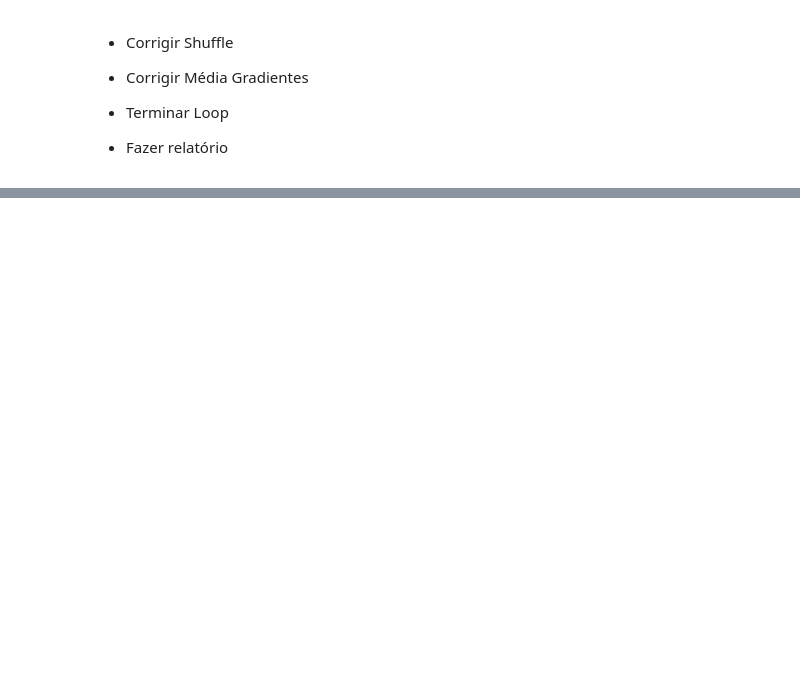
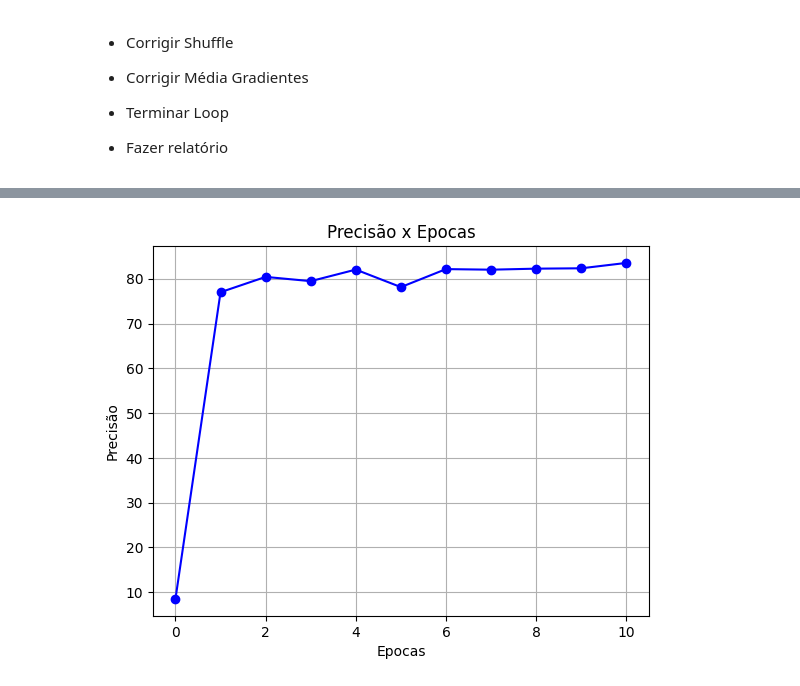
Before and after one commit to andrecostamarques/mlp-scratch, a Jupyter notebook: mlp_numpy (1).ipynb, the cells around one changed output, grey strips where cells are left out. Drawn from its saved outputs; the diff is of its cells as text; code cells hidden in the pictures; blank space fills up the shorter version.

```diff
--- a/mlp_numpy (1).ipynb
+++ b/mlp_numpy (1).ipynb
@@ -319,17 +303,0 @@ print(cost)
-# %%
-# BACKWARDS PROPAGATION
-learning_rate = 0.01
-
-delta_o = camada3_valor - cost_std
-
-camada2_pesos = camada2_pesos - learning_rate * np.outer(delta_o, camada2_valor) #pq q qnd coloca a derivada vai mto mto mto demorado?
-
-delta_h = np.dot(camada2_pesos.T, delta_o) * (camada2_valor * (1 - camada2_valor))
-camada1_pesos = camada1_pesos - learning_rate * np.outer(delta_h, camada1_valor.T)  #estudar melhor esse código
-camada2_bias = camada2_bias - learning_rate * delta_h
-
-camada2_valor = sigmoid(np.dot(camada1_pesos, camada1_valor) + camada2_bias)
-camada3_valor = sigmoid(np.dot(camada2_pesos, camada2_valor))
-
-cost= np.sum(np.power((camada3_valor - cost_std),2))
-print(cost)
@@ -424,0 +397,18 @@ print(cost)
+# %%
+indices = list(range(len(lista_precisao)))
+
+# Criando o gráfico
+plt.plot(indices, lista_precisao, marker='o', linestyle='-', color='b')
+
+# Adicionando título e rótulos
+plt.title('Precisão x Epocas')
+plt.xlabel('Epocas')
+plt.ylabel('Precisão')
+
+# Mostrando a grade
+plt.grid()
+
+# Exibindo o gráfico
+plt.show()
+# %% [output]
+[figure, added]
```
Also changed, not shown: parts of 14 cells of this notebook.
